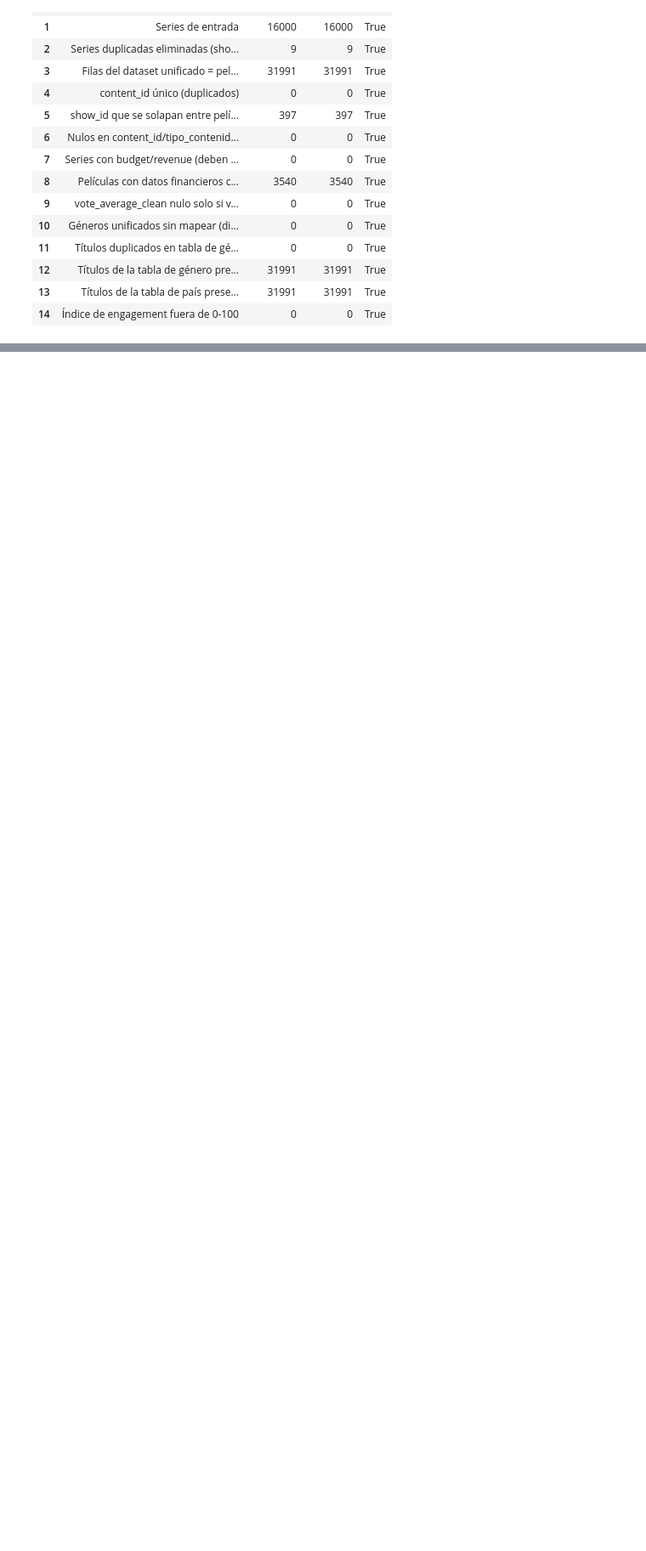
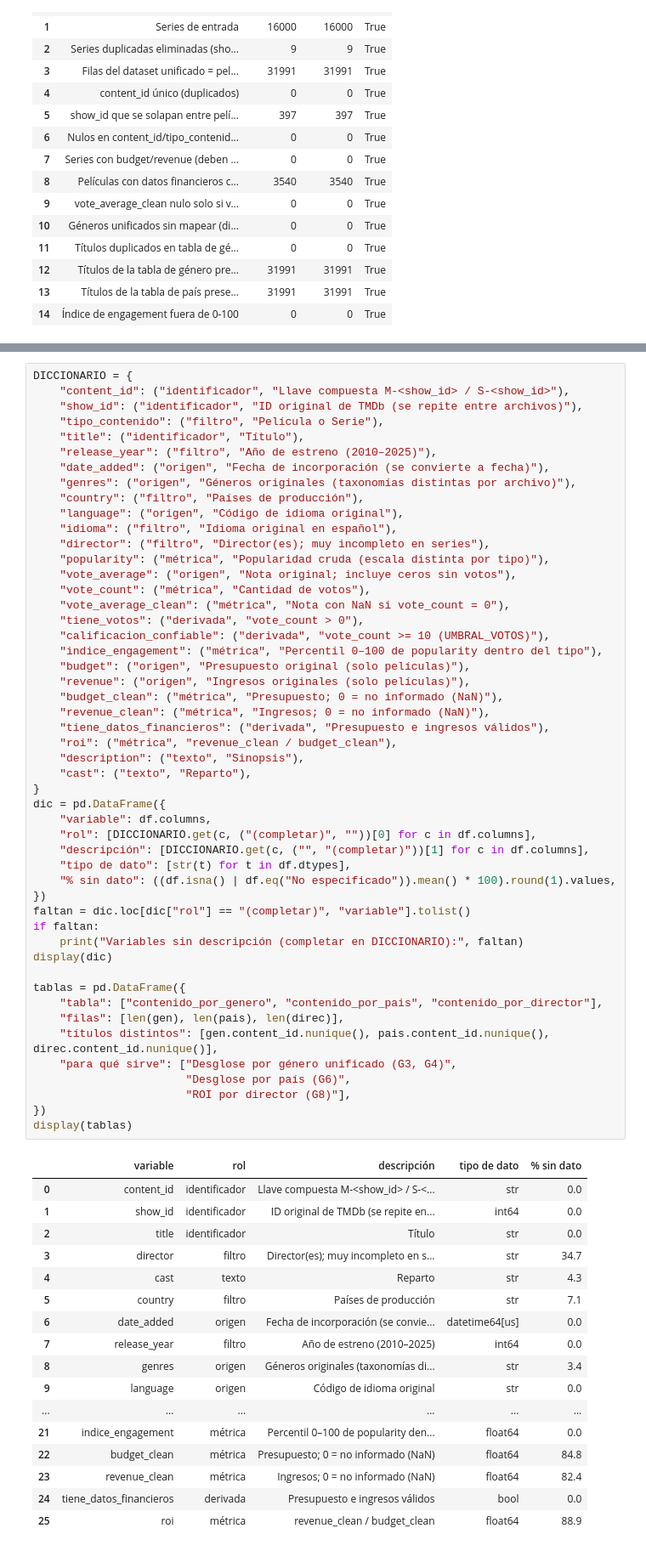
Before and after one commit to carlos31255/EV2_Visualizacion_Datos, a Jupyter notebook: notebooks/01_integracion_y_limpieza.ipynb, the cells around one changed output, grey strips where cells are left out. Shown at 85% size. Saved outputs shown, nothing was run; the diff lists cells and outputs as text; blank space fills up the shorter version.

```diff
--- a/notebooks/01_integracion_y_limpieza.ipynb
+++ b/notebooks/01_integracion_y_limpieza.ipynb
@@ -191,0 +198,68 @@ Archivos exportados a data/processed/: ['contenido_por_director.csv', 'contenido
+# %%
+DICCIONARIO = {
+    "content_id": ("identificador", "Llave compuesta M-<show_id> / S-<show_id>"),
+    "show_id": ("identificador", "ID original de TMDb (se repite entre archivos)"),
+    "tipo_contenido": ("filtro", "Película o Serie"),
+    "title": ("identificador", "Título"),
+    "release_year": ("filtro", "Año de estreno (2010–2025)"),
+    "date_added": ("origen", "Fecha de incorporación (se convierte a fecha)"),
+    "genres": ("origen", "Géneros originales (taxonomías distintas por archivo)"),
+    "country": ("filtro", "Países de producción"),
+    "language": ("origen", "Código de idioma original"),
+    "idioma": ("filtro", "Idioma original en español"),
+    "director": ("filtro", "Director(es); muy incompleto en series"),
+    "popularity": ("métrica", "Popularidad cruda (escala distinta por tipo)"),
+    "vote_average": ("origen", "Nota original; incluye ceros sin votos"),
+    "vote_count": ("métrica", "Cantidad de votos"),
+    "vote_average_clean": ("métrica", "Nota con NaN si vote_count = 0"),
+    "tiene_votos": ("derivada", "vote_count > 0"),
+    "calificacion_confiable": ("derivada", "vote_count >= 10 (UMBRAL_VOTOS)"),
+    "indice_engagement": ("métrica", "Percentil 0–100 de popularity dentro del tipo"),
+    "budget": ("origen", "Presupuesto original (solo películas)"),
+    "revenue": ("origen", "Ingresos originales (solo películas)"),
+    "budget_clean": ("métrica", "Presupuesto; 0 = no informado (NaN)"),
+    "revenue_clean": ("métrica", "Ingresos; 0 = no informado (NaN)"),
+    "tiene_datos_financieros": ("derivada", "Presupuesto e ingresos válidos"),
+    "roi": ("métrica", "revenue_clean / budget_clean"),
+    "description": ("texto", "Sinopsis"),
+    "cast": ("texto", "Reparto"),
+}
+dic = pd.DataFrame({
+    "variable": df.columns,
+    "rol": [DICCIONARIO.get(c, ("(completar)", ""))[0] for c in df.columns],
+    "descripción": [DICCIONARIO.get(c, ("", "(completar)"))[1] for c in df.columns],
+    "tipo de dato": [str(t) for t in df.dtypes],
+    "% sin dato": ((df.isna() | df.eq("No especificado")).mean() * 100).round(1).values,
+})
+faltan = dic.loc[dic["rol"] == "(completar)", "variable"].tolist()
+if faltan:
+    print("Variables sin descripción (completar en DICCIONARIO):", faltan)
+display(dic)
+
+tablas = pd.DataFrame({
+    "tabla": ["contenido_por_genero", "contenido_por_pais", "contenido_por_director"],
+    "filas": [len(gen), len(pais), len(direc)],
+    "títulos distintos": [gen.content_id.nunique(), pais.content_id.nunique(), direc.content_id.nunique()],
+    "para qué sirve": ["Desglose por género unificado (G3, G4)",
+                       "Desglose por país (G6)",
+                       "ROI por director (G8)"],
+})
+display(tablas)
+# %% [output]
+|  | variable | rol | descripción | tipo de dato | % sin dato |
+| 0 | content_id | identificador | Llave compuesta M-<show_id> / S-<... | str | 0.0 |
+| 1 | show_id | identificador | ID original de TMDb (se repite en... | int64 | 0.0 |
+| 2 | title | identificador | Título | str | 0.0 |
+| 3 | director | filtro | Director(es); muy incompleto en s... | str | 34.7 |
+| 4 | cast | texto | Reparto | str | 4.3 |
+| 5 | country | filtro | Países de producción | str | 7.1 |
+| 6 | date_added | origen | Fecha de incorporación (se convie... | datetime64[us] | 0.0 |
+| 7 | release_year | filtro | Año de estreno (2010–2025) | int64 | 0.0 |
+| 8 | genres | origen | Géneros originales (taxonomías di... | str | 3.4 |
+| 9 | language | origen | Código de idioma original | str | 0.0 |
+| ... | ... | ... | ... | ... | ... |
+| 21 | indice_engagement | métrica | Percentil 0–100 de popularity den... | float64 | 0.0 |
+| 22 | budget_clean | métrica | Presupuesto; 0 = no informado (NaN) | float64 | 84.8 |
+| 23 | revenue_clean | métrica | Ingresos; 0 = no informado (NaN) | float64 | 82.4 |
+| 24 | tiene_datos_financieros | derivada | Presupuesto e ingresos válidos | bool | 0.0 |
+| 25 | roi | métrica | revenue_clean / budget_clean | float64 | 88.9 |
```
Also changed, not shown: parts of 5 cells of this notebook, 12 other files.
